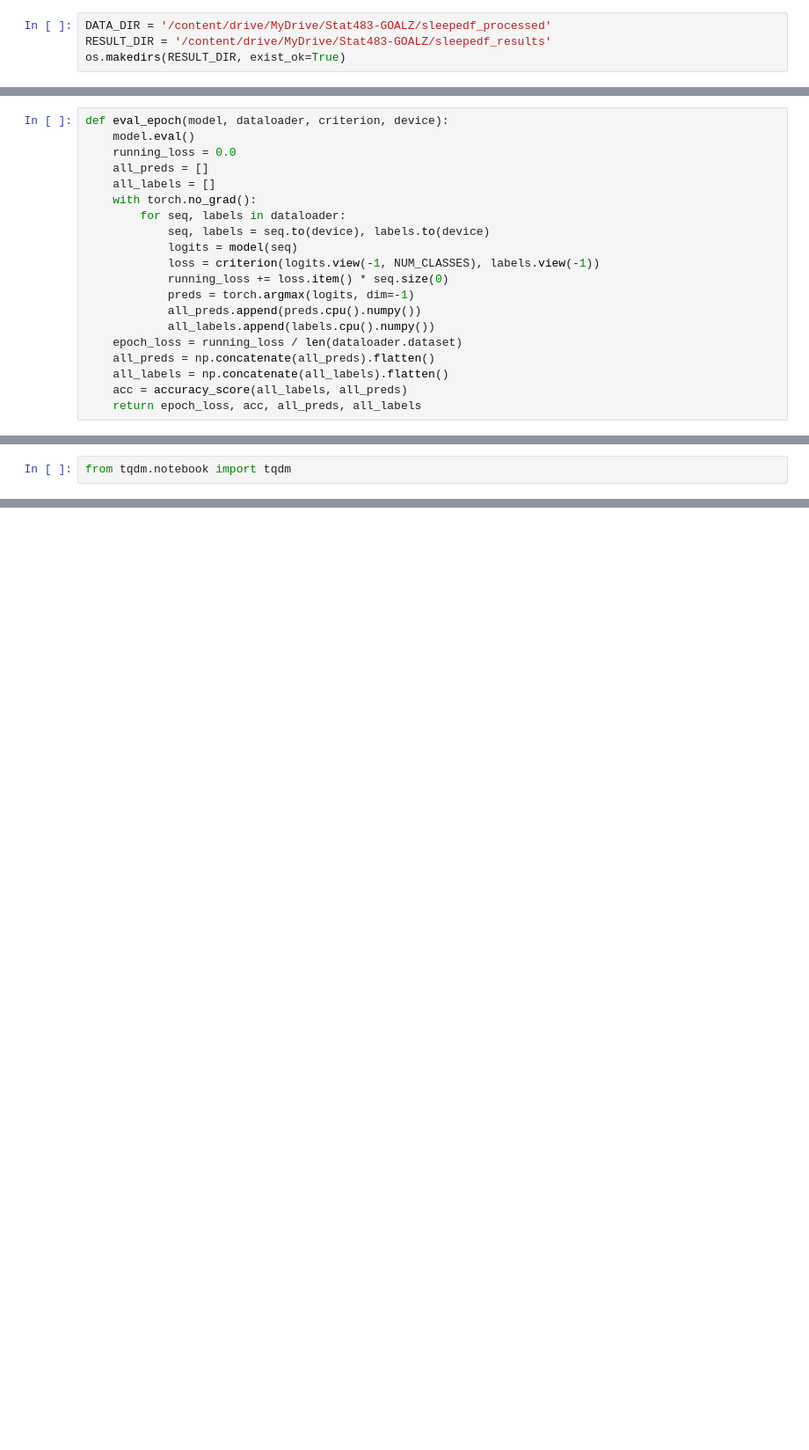
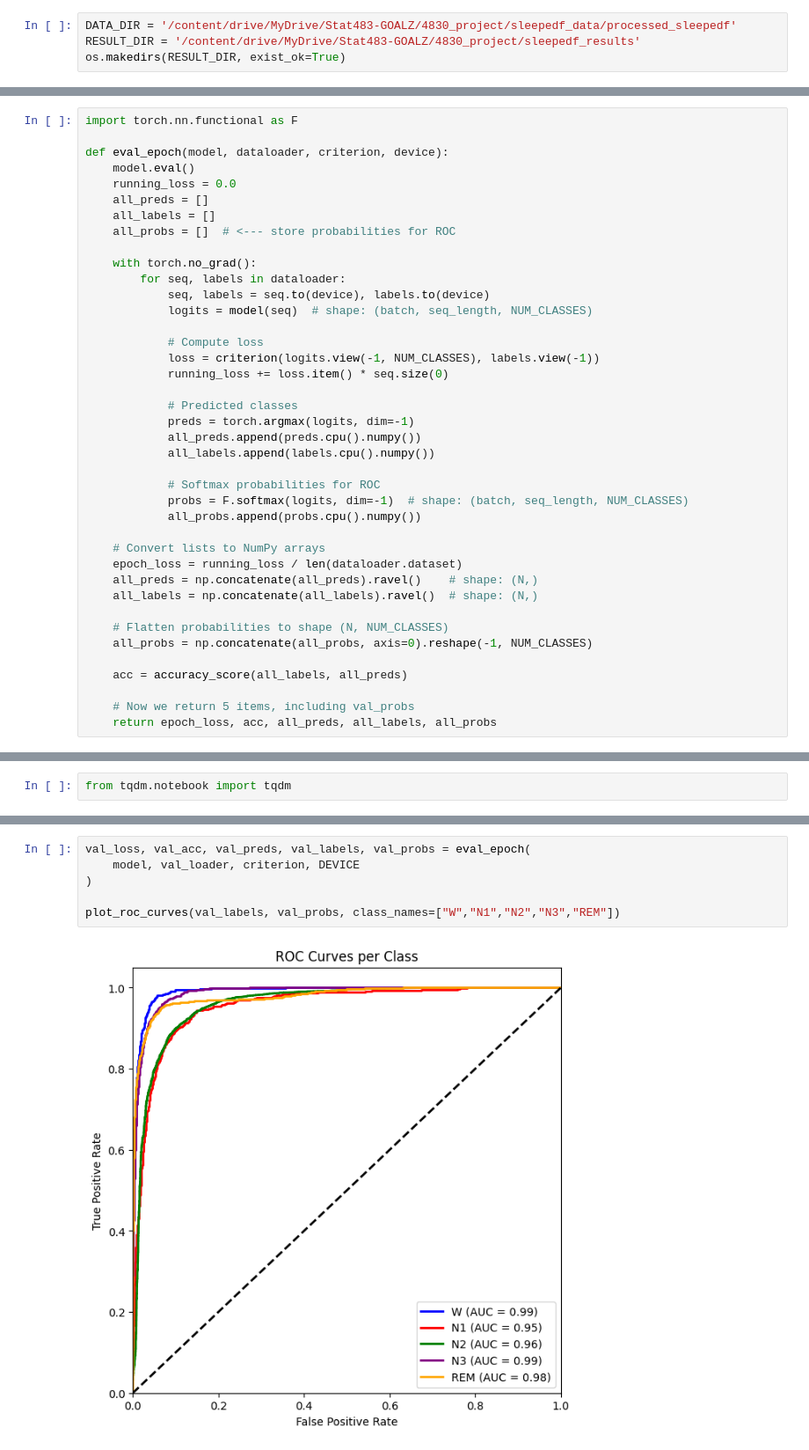
Before and after one commit to kimberlyliang/STAT-4830-GOALZ-project, a Jupyter notebook: notebooks/tfm_prelim.ipynb, the cells around one changed output, grey strips where cells are left out. Shown: that part at 88% size. Drawn from its saved outputs; the diff is of its cells as text; blank space fills up the shorter version.

```diff
--- a/notebooks/tfm_prelim.ipynb
+++ b/notebooks/tfm_prelim.ipynb
@@ -12,6 +20,6 @@ Mounted at /content/drive
 # %%
-DATA_DIR = '/content/drive/MyDrive/Stat483-GOALZ/sleepedf_processed'
-RESULT_DIR = '/content/drive/MyDrive/Stat483-GOALZ/sleepedf_results'
+DATA_DIR = '/content/drive/MyDrive/Stat483-GOALZ/4830_project/sleepedf_data/processed_sleepedf'
+RESULT_DIR = '/content/drive/MyDrive/Stat483-GOALZ/4830_project/sleepedf_results'
 os.makedirs(RESULT_DIR, exist_ok=True)
 # %%
 print("Files in directory:", os.listdir(DATA_DIR))
@@ -126,25 +134,45 @@ def train_epoch(model, dataloader, criterion, optimizer, device):
     acc = accuracy_score(all_labels, all_preds)
     return epoch_loss, acc
 # %%
+import torch.nn.functional as F
+
 def eval_epoch(model, dataloader, criterion, device):
     model.eval()
     running_loss = 0.0
     all_preds = []
     all_labels = []
+    all_probs = []  # <--- store probabilities for ROC
+
     with torch.no_grad():
         for seq, labels in dataloader:
             seq, labels = seq.to(device), labels.to(device)
-            logits = model(seq)
+            logits = model(seq)  # shape: (batch, seq_length, NUM_CLASSES)
+
+            # Compute loss
             loss = criterion(logits.view(-1, NUM_CLASSES), labels.view(-1))
             running_loss += loss.item() * seq.size(0)
+
+            # Predicted classes
             preds = torch.argmax(logits, dim=-1)
             all_preds.append(preds.cpu().numpy())
             all_labels.append(labels.cpu().numpy())
+
+            # Softmax probabilities for ROC
+            probs = F.softmax(logits, dim=-1)  # shape: (batch, seq_length, NUM_CLASSES)
+            all_probs.append(probs.cpu().numpy())
+
+    # Convert lists to NumPy arrays
     epoch_loss = running_loss / len(dataloader.dataset)
-    all_preds = np.concatenate(all_preds).flatten()
-    all_labels = np.concatenate(all_labels).flatten()
+    all_preds = np.concatenate(all_preds).ravel()    # shape: (N,)
+    all_labels = np.concatenate(all_labels).ravel()  # shape: (N,)
+
+    # Flatten probabilities to shape (N, NUM_CLASSES)
+    all_probs = np.concatenate(all_probs, axis=0).reshape(-1, NUM_CLASSES)
+
     acc = accuracy_score(all_labels, all_preds)
-    return epoch_loss, acc, all_preds, all_labels
+
+    # Now we return 5 items, including val_probs
+    return epoch_loss, acc, all_preds, all_labels, all_probs
 # %%
 def plot_curves(train_losses, val_losses, train_accs, val_accs):
     epochs = range(1, len(train_losses)+1)
@@ -248,0 +384,8 @@ Epoch 20/20: Train Loss=0.3276, Train Acc=0.8728, Val Loss=0.4446, Val Acc=0.838
+# %%
+val_loss, val_acc, val_preds, val_labels, val_probs = eval_epoch(
+    model, val_loader, criterion, DEVICE
+)
+
+plot_roc_curves(val_labels, val_probs, class_names=["W","N1","N2","N3","REM"])
+# %% [output]
+[figure, added]
```
Also changed, not shown: parts of 9 cells of this notebook.
